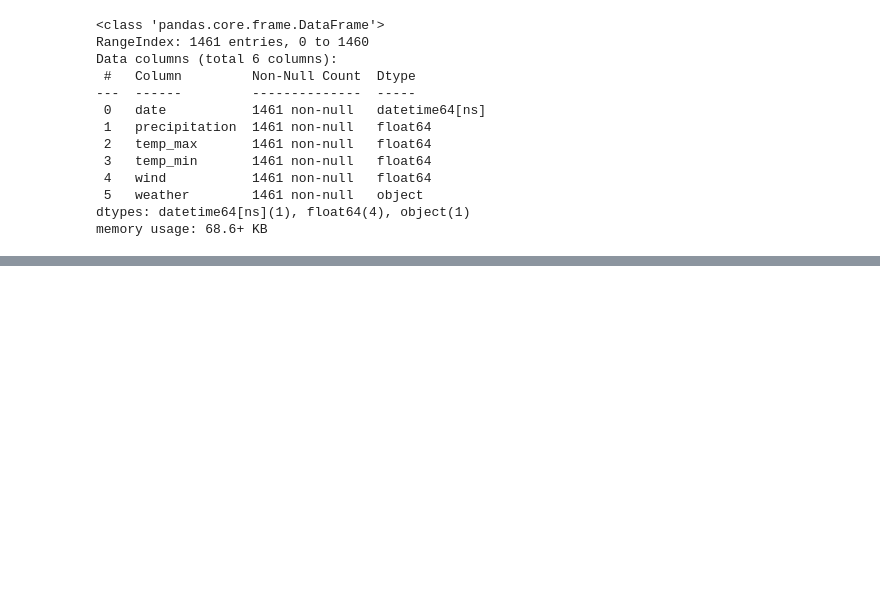
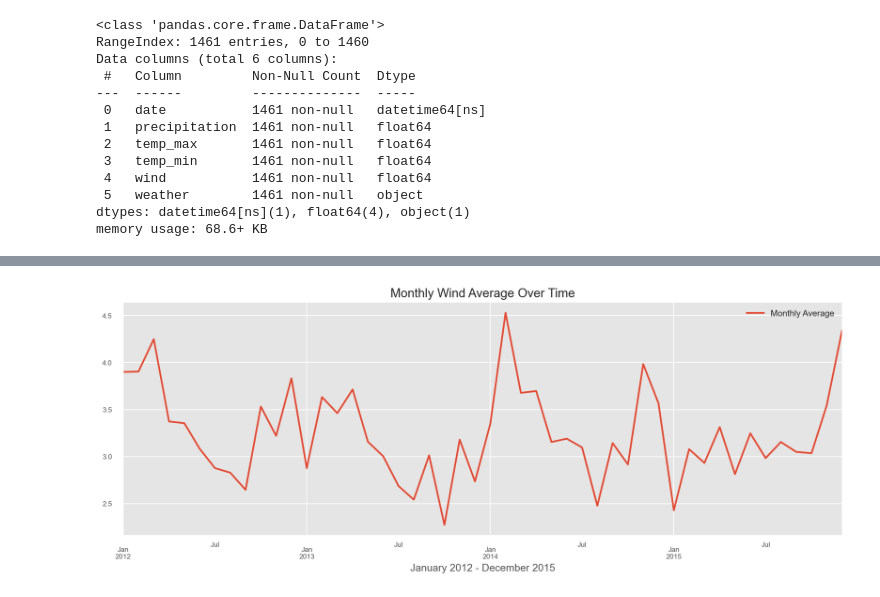
Before and after one commit to mijailmariano/time-series-exercises, a Jupyter notebook: working_with_time_series_data.ipynb, the cells around one changed output, grey strips where cells are left out. Saved outputs shown, nothing was run; the diff lists cells and outputs as text; code cells hidden in the pictures; blank space fills up the shorter version.

```diff
--- a/working_with_time_series_data.ipynb
+++ b/working_with_time_series_data.ipynb
@@ -354,0 +408,5 @@ seattle.resample("")
+# %%
+# let's calculate average of seattle weather for calculating windiest month/year
+
+by_month_avg = seattle.resample("M").mean()
+by_month_avg.head()
@@ -354,0 +421,18 @@ seattle.resample("")
+# %%
+# let's visualize by month wind
+
+plt.figure(figsize=(15, 5))
+
+by_month_avg.wind.plot(
+    label = "Monthly Average",
+    linewidth = 2)
+
+
+plt.title("Monthly Wind Average Over Time")
+plt.xlabel(None)
+plt.xlabel("January 2012 - December 2015")
+plt.style.use('seaborn')
+plt.legend()
+plt.show()
+# %% [output]
+[figure, added]
```
Also changed, not shown: parts of 29 cells of this notebook, 2 other files.
